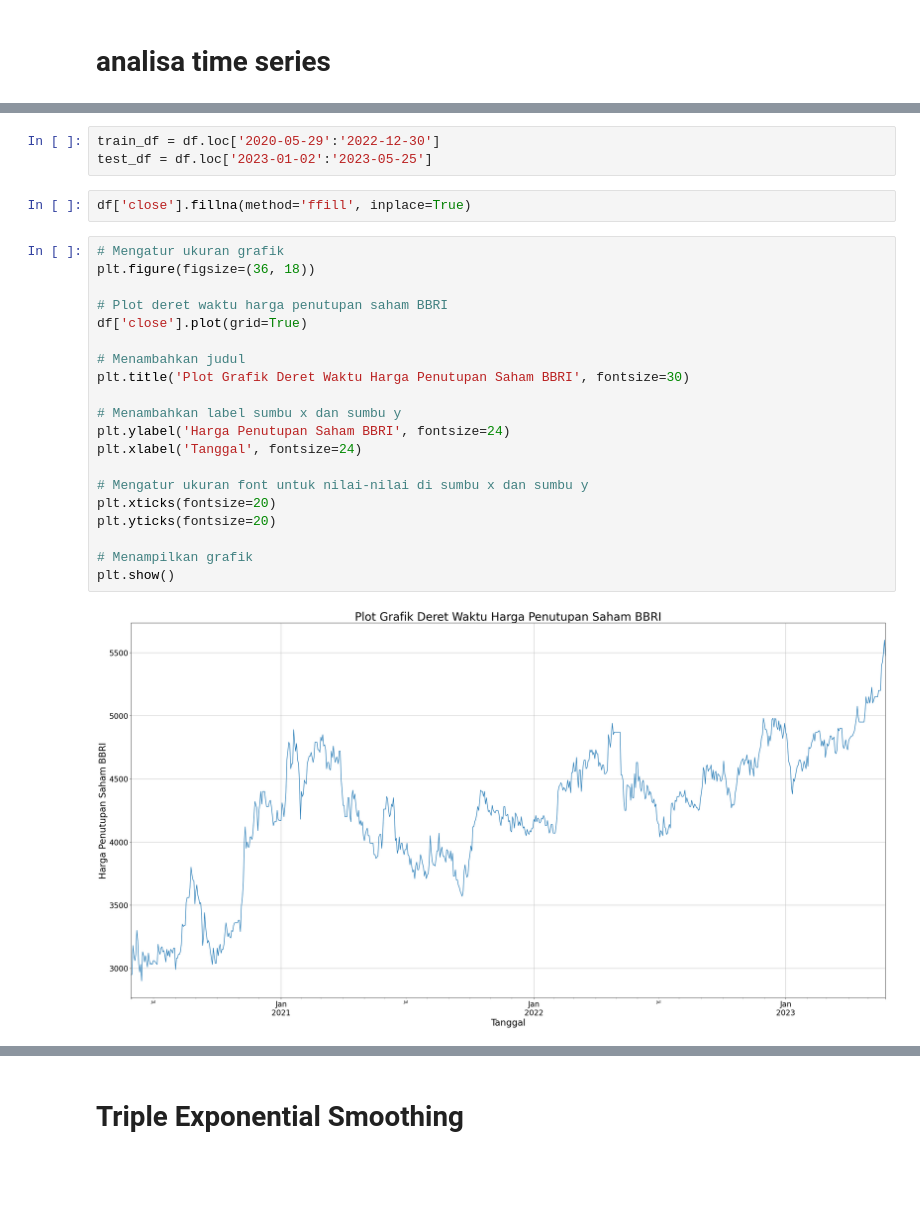
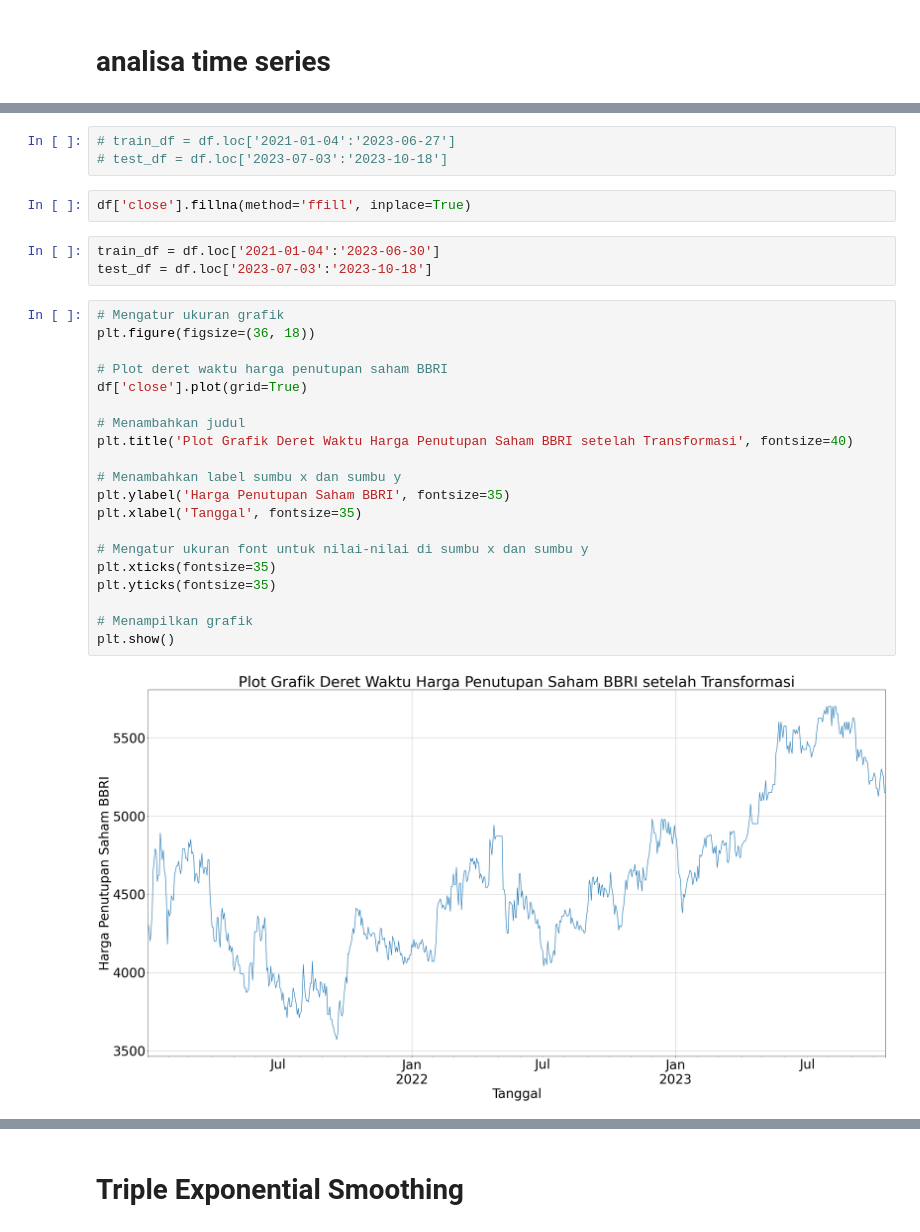
Before and after one commit to BariqPribadi/Aplikasi-Prakiraan-Saham-BBRI, a Jupyter notebook: prakiraan_sahamBBRI.ipynb, the cells around one changed output, grey strips where cells are left out. Saved outputs shown, nothing was run; the diff lists cells and outputs as text; blank space fills up the shorter version.

```diff
--- a/prakiraan_sahamBBRI.ipynb
+++ b/prakiraan_sahamBBRI.ipynb
@@ -135,30 +136,33 @@ Total Jumlah Data: 780
-# %%
-train_df = df.loc['2020-05-29':'2022-12-30']
-test_df = df.loc['2023-01-02':'2023-05-25']
+# %%
+# train_df = df.loc['2021-01-04':'2023-06-27']
+# test_df = df.loc['2023-07-03':'2023-10-18']
 # %%
 df['close'].fillna(method='ffill', inplace=True)
+# %%
+train_df = df.loc['2021-01-04':'2023-06-30']
+test_df = df.loc['2023-07-03':'2023-10-18']
 # %%
 # Mengatur ukuran grafik
 plt.figure(figsize=(36, 18))
 
 # Plot deret waktu harga penutupan saham BBRI
 df['close'].plot(grid=True)
 
 # Menambahkan judul
-plt.title('Plot Grafik Deret Waktu Harga Penutupan Saham BBRI', fontsize=30)
+plt.title('Plot Grafik Deret Waktu Harga Penutupan Saham BBRI setelah Transformasi', fontsize=40)
 
 # Menambahkan label sumbu x dan sumbu y
-plt.ylabel('Harga Penutupan Saham BBRI', fontsize=24)
-plt.xlabel('Tanggal', fontsize=24)
+plt.ylabel('Harga Penutupan Saham BBRI', fontsize=35)
+plt.xlabel('Tanggal', fontsize=35)
 
 # Mengatur ukuran font untuk nilai-nilai di sumbu x dan sumbu y
-plt.xticks(fontsize=20)
-plt.yticks(fontsize=20)
+plt.xticks(fontsize=35)
+plt.yticks(fontsize=35)
 
 # Menampilkan grafik
 plt.show()
 # %% [output]
-[figure, old version]
+[figure, new version]
 # %%
 # Set the figsize for all plots
 plt.rcParams["figure.figsize"] = (36, 18)
```
Also changed, not shown: parts of 14 cells of this notebook, 4 other files.
